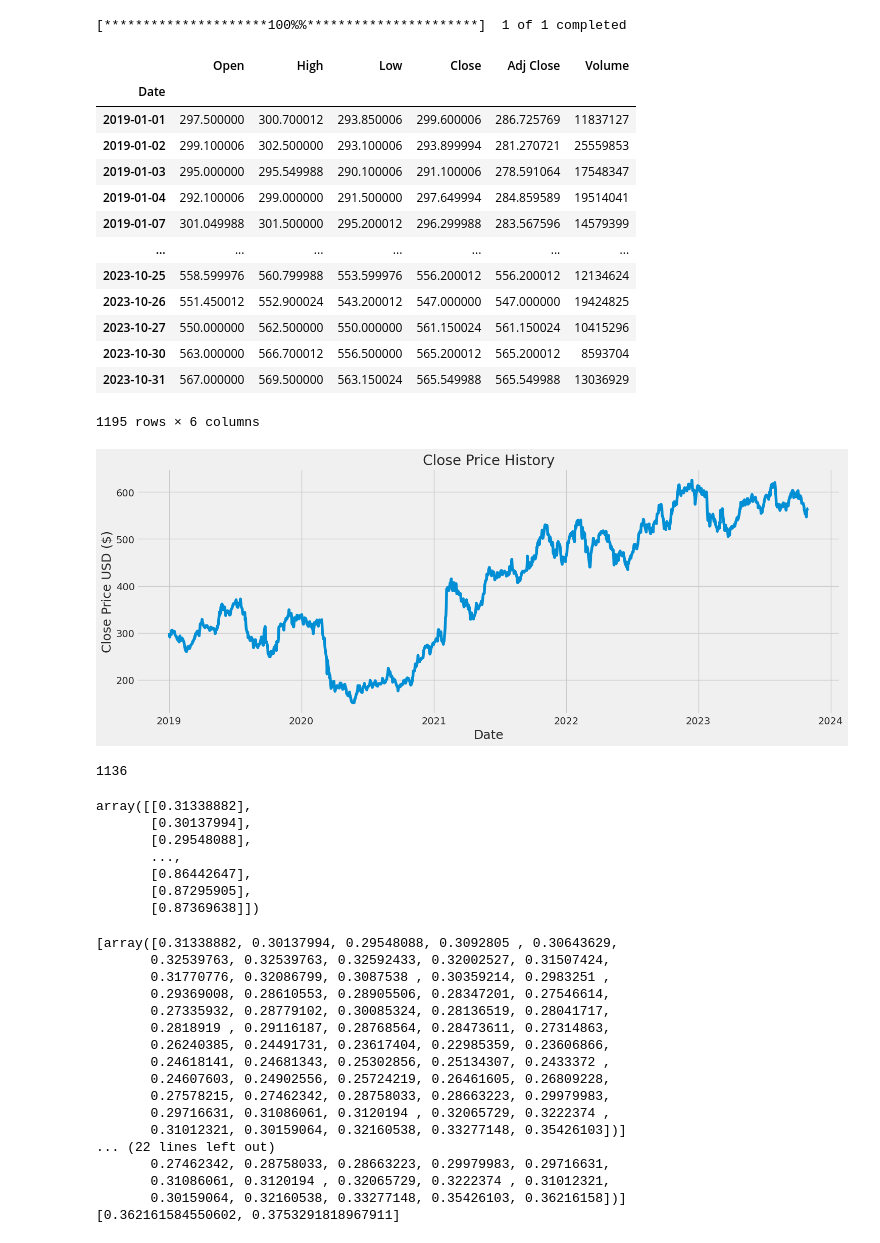
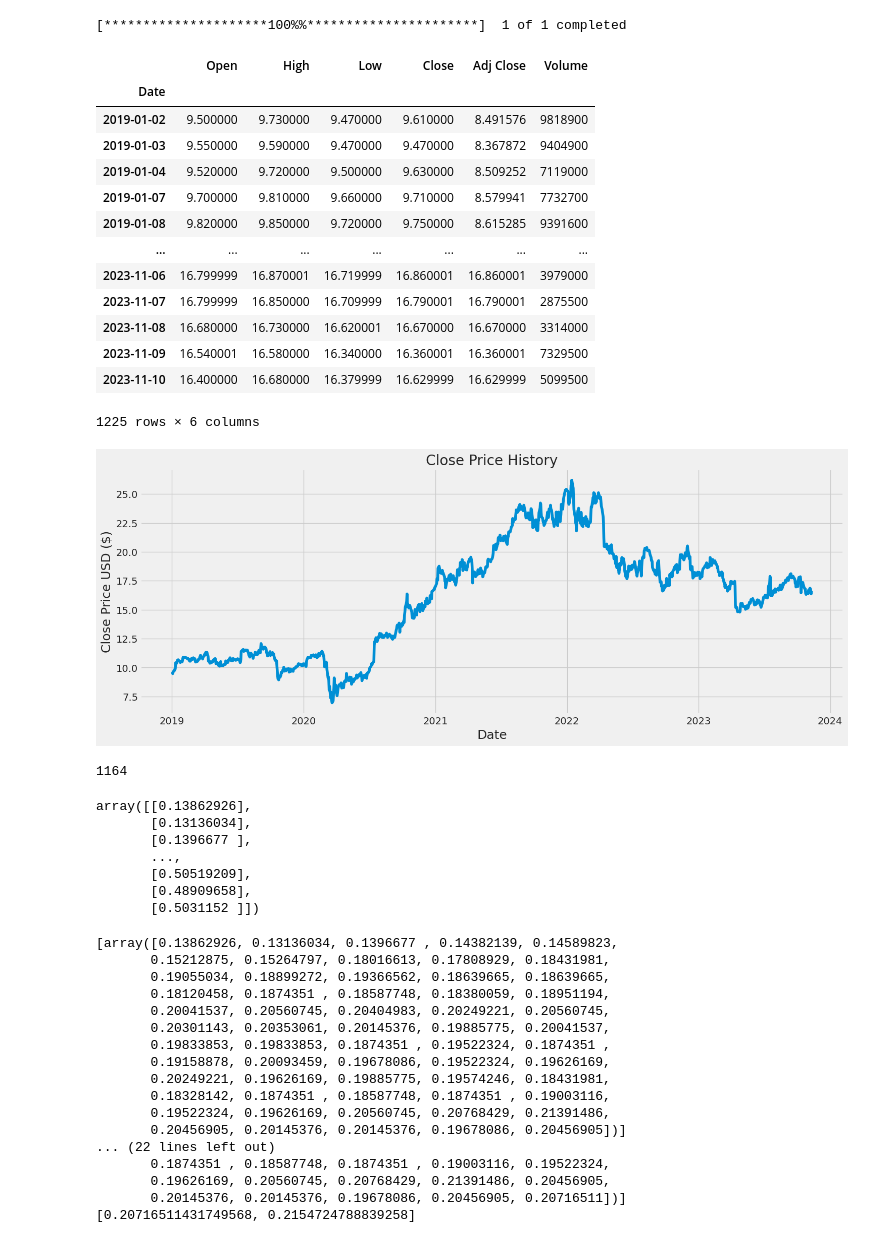
Before and after one commit to Zexsteel900/StockPricePrediction, a Jupyter notebook: LSTM2.ipynb, the cells around one changed output. Saved outputs shown, nothing was run; the diff lists cells and outputs as text; code cells hidden in the pictures.

```diff
--- a/LSTM2.ipynb
+++ b/LSTM2.ipynb
@@ -20,25 +20,25 @@ yf.pdr_override()
 # For time stamps
 from datetime import datetime
 # %%
-df = pdr.get_data_yahoo('SBIN.NS', start='2019-01-01', end=datetime.now())
-# Show teh data
+df = pdr.get_data_yahoo('INFY', start='2019-01-01', end=datetime.now())
+# Show the data
 df
 # %% [output]
 [*********************100%%**********************]  1 of 1 completed
 |  | Open | High | Low | Close | Adj Close | Volume |
 | Date |  |  |  |  |  |  |
-| 2019-01-01 | 297.500000 | 300.700012 | 293.850006 | 299.600006 | 286.725769 | 11837127 |
-| 2019-01-02 | 299.100006 | 302.500000 | 293.100006 | 293.899994 | 281.270721 | 25559853 |
-| 2019-01-03 | 295.000000 | 295.549988 | 290.100006 | 291.100006 | 278.591064 | 17548347 |
-| 2019-01-04 | 292.100006 | 299.000000 | 291.500000 | 297.649994 | 284.859589 | 19514041 |
-| 2019-01-07 | 301.049988 | 301.500000 | 295.200012 | 296.299988 | 283.567596 | 14579399 |
+| 2019-01-02 | 9.500000 | 9.730000 | 9.470000 | 9.610000 | 8.491576 | 9818900 |
+| 2019-01-03 | 9.550000 | 9.590000 | 9.470000 | 9.470000 | 8.367872 | 9404900 |
+| 2019-01-04 | 9.520000 | 9.720000 | 9.500000 | 9.630000 | 8.509252 | 7119000 |
+| 2019-01-07 | 9.700000 | 9.810000 | 9.660000 | 9.710000 | 8.579941 | 7732700 |
+| 2019-01-08 | 9.820000 | 9.850000 | 9.720000 | 9.750000 | 8.615285 | 9391600 |
 | ... | ... | ... | ... | ... | ... | ... |
-| 2023-10-25 | 558.599976 | 560.799988 | 553.599976 | 556.200012 | 556.200012 | 12134624 |
-| 2023-10-26 | 551.450012 | 552.900024 | 543.200012 | 547.000000 | 547.000000 | 19424825 |
-| 2023-10-27 | 550.000000 | 562.500000 | 550.000000 | 561.150024 | 561.150024 | 10415296 |
-| 2023-10-30 | 563.000000 | 566.700012 | 556.500000 | 565.200012 | 565.200012 | 8593704 |
-| 2023-10-31 | 567.000000 | 569.500000 | 563.150024 | 565.549988 | 565.549988 | 13036929 |
+| 2023-11-06 | 16.799999 | 16.870001 | 16.719999 | 16.860001 | 16.860001 | 3979000 |
+| 2023-11-07 | 16.799999 | 16.850000 | 16.709999 | 16.790001 | 16.790001 | 2875500 |
+| 2023-11-08 | 16.680000 | 16.730000 | 16.620001 | 16.670000 | 16.670000 | 3314000 |
+| 2023-11-09 | 16.540001 | 16.580000 | 16.340000 | 16.360001 | 16.360001 | 7329500 |
+| 2023-11-10 | 16.400000 | 16.680000 | 16.379999 | 16.629999 | 16.629999 | 5099500 |
-1195 rows × 6 columns
+1225 rows × 6 columns
 # %%
 plt.figure(figsize=(16,6))
 plt.title('Close Price History')
@@ -47,7 +47,7 @@ plt.xlabel('Date', fontsize=18)
 plt.ylabel('Close Price USD ($)', fontsize=18)
 plt.show()
 # %% [output]
-[figure, old version]
+[figure, new version]
 # %%
 # Create a new dataframe with only the 'Close column
 data = df.filter(['Close'])
@@ -58,7 +58,7 @@ training_data_len = int(np.ceil( len(dataset) * .95 ))
 
 training_data_len
 # %% [output]
-1136
+1164
 # %%
 # Scale the data
 from sklearn.preprocessing import MinMaxScaler
@@ -68,13 +68,13 @@ scaled_data = scaler.fit_transform(dataset)
 
 scaled_data
 # %% [output]
-array([[0.31338882],
-       [0.30137994],
-       [0.29548088],
+array([[0.13862926],
+       [0.13136034],
+       [0.1396677 ],
        ...,
-       [0.86442647],
-       [0.87295905],
-       [0.87369638]])
+       [0.50519209],
+       [0.48909658],
+       [0.5031152 ]])
 # %%
 # Create the training data set
 # Create the scaled training data set
@@ -98,23 +98,23 @@ x_train, y_train = np.array(x_train), np.array(y_train)
 x_train = np.reshape(x_train, (x_train.shape[0], x_train.shape[1], 1))
 # x_train.shape
 # %% [output]
-[array([0.31338882, 0.30137994, 0.29548088, 0.3092805 , 0.30643629,
-       0.32539763, 0.32539763, 0.32592433, 0.32002527, 0.31507424,
-       0.31770776, 0.32086799, 0.3087538 , 0.30359214, 0.2983251 ,
-       0.29369008, 0.28610553, 0.28905506, 0.28347201, 0.27546614,
-       0.27335932, 0.28779102, 0.30085324, 0.28136519, 0.28041717,
-       0.2818919 , 0.29116187, 0.28768564, 0.28473611, 0.27314863,
-       0.26240385, 0.24491731, 0.23617404, 0.22985359, 0.23606866,
-       0.24618141, 0.24681343, 0.25302856, 0.25134307, 0.2433372 ,
-       0.24607603, 0.24902556, 0.25724219, 0.26461605, 0.26809228,
-       0.27578215, 0.27462342, 0.28758033, 0.28663223, 0.29979983,
-       0.29716631, 0.31086061, 0.3120194 , 0.32065729, 0.3222374 ,
-       0.31012321, 0.30159064, 0.32160538, 0.33277148, 0.35426103])]
+[array([0.13862926, 0.13136034, 0.1396677 , 0.14382139, 0.14589823,
+       0.15212875, 0.15264797, 0.18016613, 0.17808929, 0.18431981,
+       0.19055034, 0.18899272, 0.19366562, 0.18639665, 0.18639665,
+       0.18120458, 0.1874351 , 0.18587748, 0.18380059, 0.18951194,
+       0.20041537, 0.20560745, 0.20404983, 0.20249221, 0.20560745,
+       0.20301143, 0.20353061, 0.20145376, 0.19885775, 0.20041537,
+       0.19833853, 0.19833853, 0.1874351 , 0.19522324, 0.1874351 ,
+       0.19158878, 0.20093459, 0.19678086, 0.19522324, 0.19626169,
+       0.20249221, 0.19626169, 0.19885775, 0.19574246, 0.18431981,
+       0.18328142, 0.1874351 , 0.18587748, 0.1874351 , 0.19003116,
+       0.19522324, 0.19626169, 0.20560745, 0.20768429, 0.21391486,
+       0.20456905, 0.20145376, 0.20145376, 0.19678086, 0.20456905])]
 ... (22 lines left out)
-       0.27462342, 0.28758033, 0.28663223, 0.29979983, 0.29716631,
-       0.31086061, 0.3120194 , 0.32065729, 0.3222374 , 0.31012321,
-       0.30159064, 0.32160538, 0.33277148, 0.35426103, 0.36216158])]
-[0.362161584550602, 0.3753291818967911]
+       0.1874351 , 0.18587748, 0.1874351 , 0.19003116, 0.19522324,
+       0.19626169, 0.20560745, 0.20768429, 0.21391486, 0.20456905,
+       0.20145376, 0.20145376, 0.19678086, 0.20456905, 0.20716511])]
+[0.20716511431749568, 0.2154724788839258]
 # %%
 from keras.models import Sequential
 from keras.layers import Dense, LSTM
```
Also changed, not shown: parts of 4 cells of this notebook.
